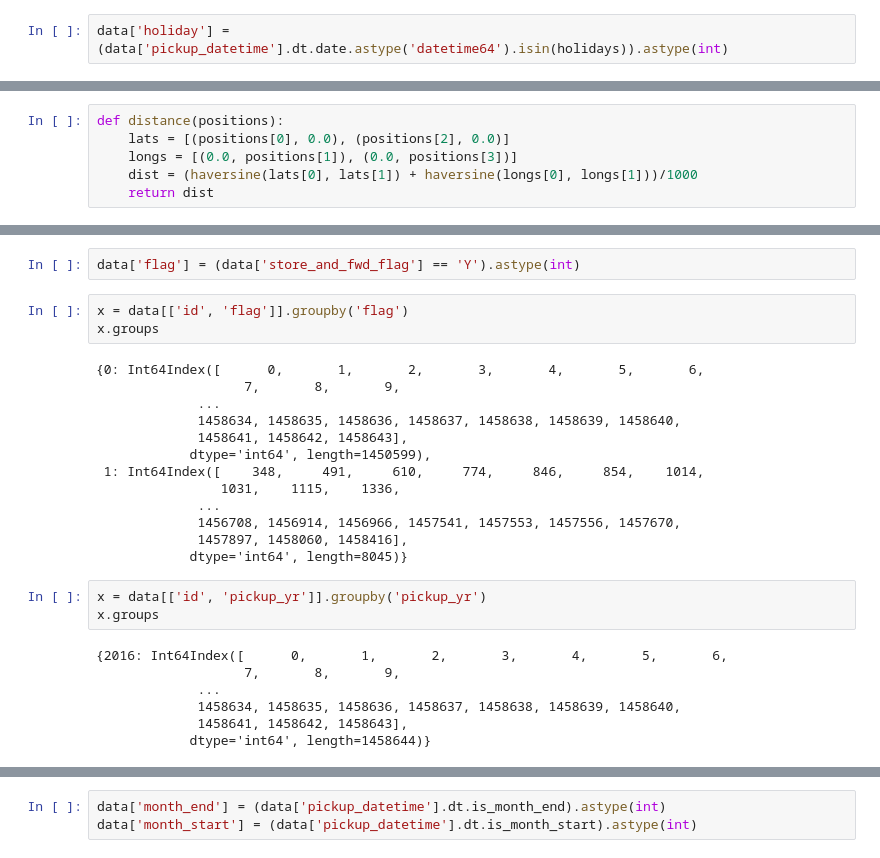
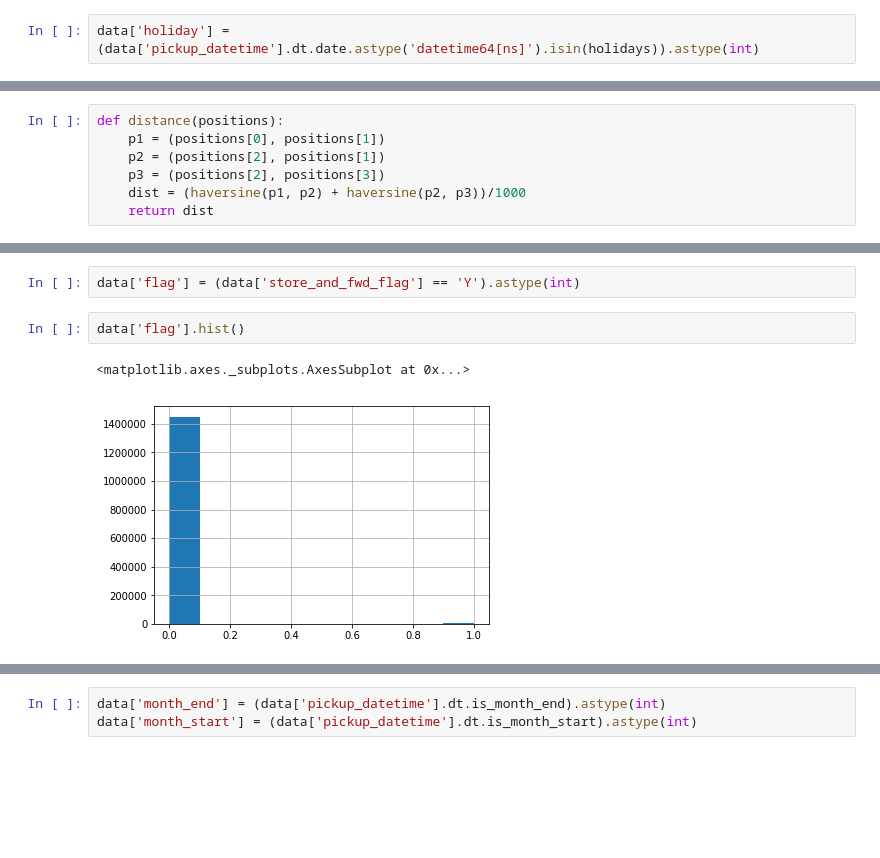
Before and after one commit to suryasumukh/nyc-taxi-trip-duration, a Jupyter notebook: notebooks/data-exploration.ipynb, the cells around one changed output, grey strips where cells are left out. Saved outputs shown, nothing was run; the diff lists cells and outputs as text; blank space fills up the shorter version.

```diff
--- a/notebooks/data-exploration.ipynb
+++ b/notebooks/data-exploration.ipynb
@@ -51,14 +51,15 @@ DatetimeIndex(['2016-01-01', '2016-01-18', '2016-02-15', '2016-05-30',
                '2016-11-24', '2016-12-26'],
               dtype='datetime64[ns]', freq=None)
 # %%
-data['holiday'] = (data['pickup_datetime'].dt.date.astype('datetime64').isin(holidays)).astype(int)
+data['holiday'] = (data['pickup_datetime'].dt.date.astype('datetime64[ns]').isin(holidays)).astype(int)
 # %%
 from haversine import haversine
 # %%
 def distance(positions):
-    lats = [(positions[0], 0.0), (positions[2], 0.0)]
-    longs = [(0.0, positions[1]), (0.0, positions[3])]
-    dist = (haversine(lats[0], lats[1]) + haversine(longs[0], longs[1]))/1000
+    p1 = (positions[0], positions[1])
+    p2 = (positions[2], positions[1])
+    p3 = (positions[2], positions[3])
+    dist = (haversine(p1, p2) + haversine(p2, p3))/1000
     return dist
 # %%
 y = data[[u'pickup_latitude', u'pickup_longitude',
@@ -122,29 +113,8 @@ plt.show()
 [figure]
 # %%
 data['flag'] = (data['store_and_fwd_flag'] == 'Y').astype(int)
-# %%
-x = data[['id', 'flag']].groupby('flag')
-x.groups
-# %% [output]
-{0: Int64Index([      0,       1,       2,       3,       4,       5,       6,
-                   7,       8,       9,
-             ...
-             1458634, 1458635, 1458636, 1458637, 1458638, 1458639, 1458640,
-             1458641, 1458642, 1458643],
-            dtype='int64', length=1450599),
- 1: Int64Index([    348,     491,     610,     774,     846,     854,    1014,
-                1031,    1115,    1336,
-             ...
-             1456708, 1456914, 1456966, 1457541, 1457553, 1457556, 1457670,
-             1457897, 1458060, 1458416],
-            dtype='int64', length=8045)}
-# %%
-x = data[['id', 'pickup_yr']].groupby('pickup_yr')
-x.groups
-# %% [output]
-{2016: Int64Index([      0,       1,       2,       3,       4,       5,       6,
-                   7,       8,       9,
-             ...
-             1458634, 1458635, 1458636, 1458637, 1458638, 1458639, 1458640,
-             1458641, 1458642, 1458643],
-            dtype='int64', length=1458644)}
+# %%
+data['flag'].hist()
+# %% [output]
+<matplotlib.axes._subplots.AxesSubplot at 0x...>
+[figure, added]
```
Also changed, not shown: parts of 8 cells of this notebook, 2 other files.
